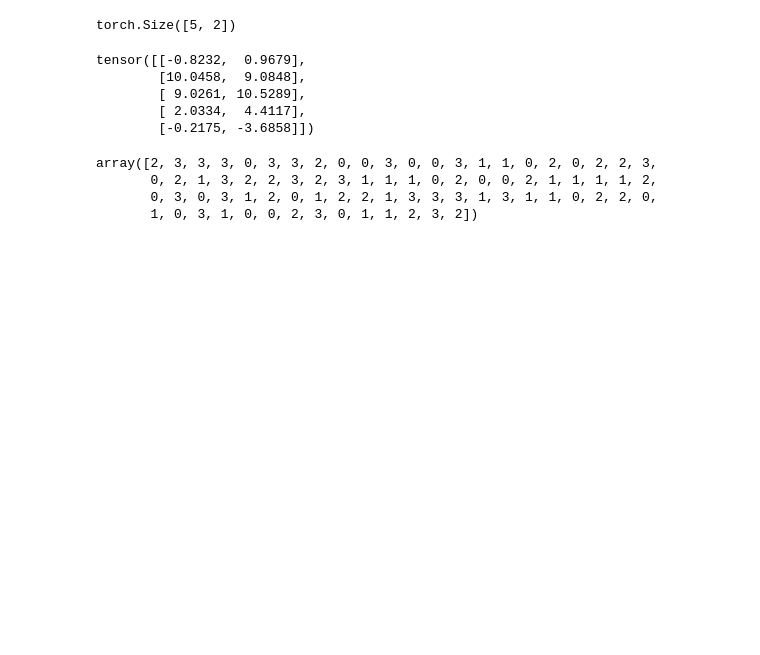
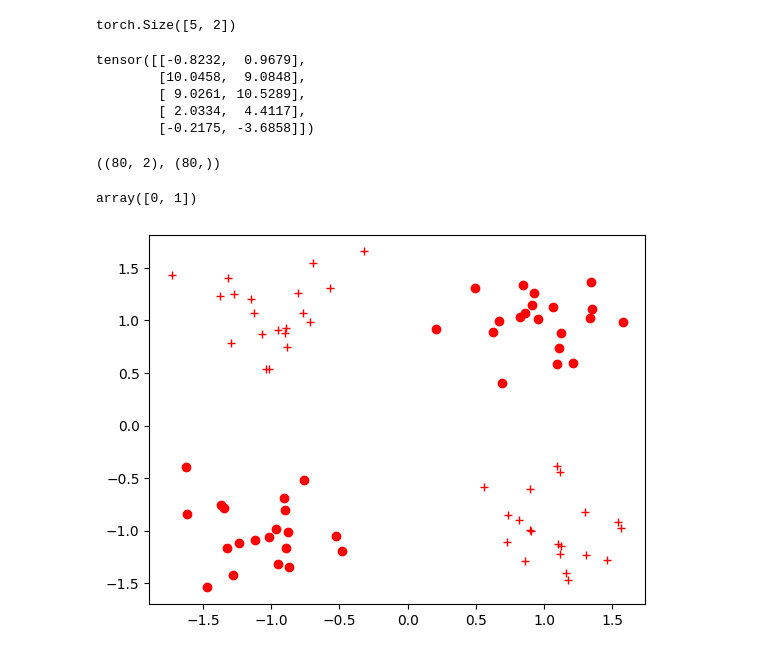
Before and after one commit to cleamm/TIL, a Jupyter notebook: 2025/Python/20250829.ipynb, the cells around one changed output. Cells and saved outputs as stored; diff of their text form; code cells hidden in the pictures; blank space fills up the shorter version.

```diff
--- a/2025/Python/20250829.ipynb
+++ b/2025/Python/20250829.ipynb
@@ -188,10 +188,28 @@ def label_map(y, from_, n):
     return ck_y
 tr_y=label_map(tr_y, [0,1], 0)
 tr_y=label_map(tr_y, [2,3], 1)
+tt_y=label_map(tt_y, [0,1], 0)
 tt_y=label_map(tt_y, [2,3], 1)
-tt_y=label_map(tt_y, [2,3], 1)
-# %% [output]
-array([2, 3, 3, 3, 0, 3, 3, 2, 0, 0, 3, 0, 0, 3, 1, 1, 0, 2, 0, 2, 2, 3,
-       0, 2, 1, 3, 2, 2, 3, 2, 3, 1, 1, 1, 0, 2, 0, 0, 2, 1, 1, 1, 1, 2,
-       0, 3, 0, 3, 1, 2, 0, 1, 2, 2, 1, 3, 3, 3, 1, 3, 1, 1, 0, 2, 2, 0,
-       1, 0, 3, 1, 0, 0, 2, 3, 0, 1, 1, 2, 3, 2])
+# %%
+tr_x.shape, tr_y.shape # 벡터임
+# %% [output]
+((80, 2), (80,))
+# %%
+np.unique(tr_y) # 클래스가 2개인데 shape는 하나로 나오니 이진 분류를 하게됨
+# %% [output]
+array([0, 1])
+# %%
+import matplotlib.pyplot as plt
+def v_data(x, y=None, c ='r'):
+    if y is None:
+        y = [None] * len(x) # [None for _ in range(len(x))]
+    for ck_x, ck_y in zip(x,y): # 메트릭스 구조로 만들 때 많이 쓴다고 하심
+        if ck_y is None:
+            plt.plot(ck_x[0], ck_x[1], '*', markerfacecolor='none', markeredgecolor=c)
+        else:
+            plt.plot(ck_x[0], ck_x[1], 'o'+c if ck_y==0 else '+'+c)
+    plt.show()
+# %%
+v_data(tr_x, tr_y) # XOR의 시각화가 됨
+# %% [output]
+[figure, added]
```
Also changed, not shown: parts of 36 cells of this notebook.
